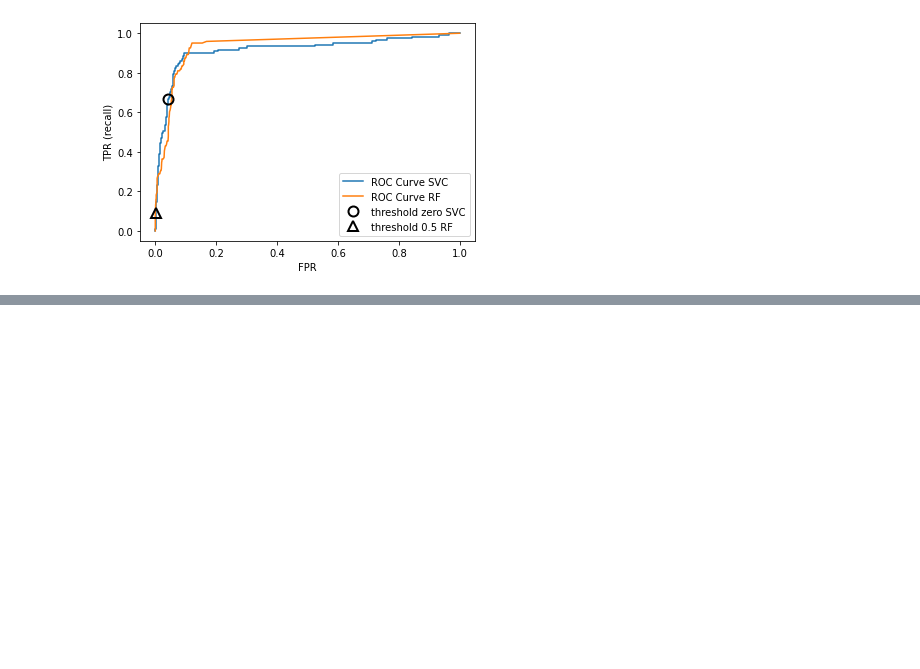
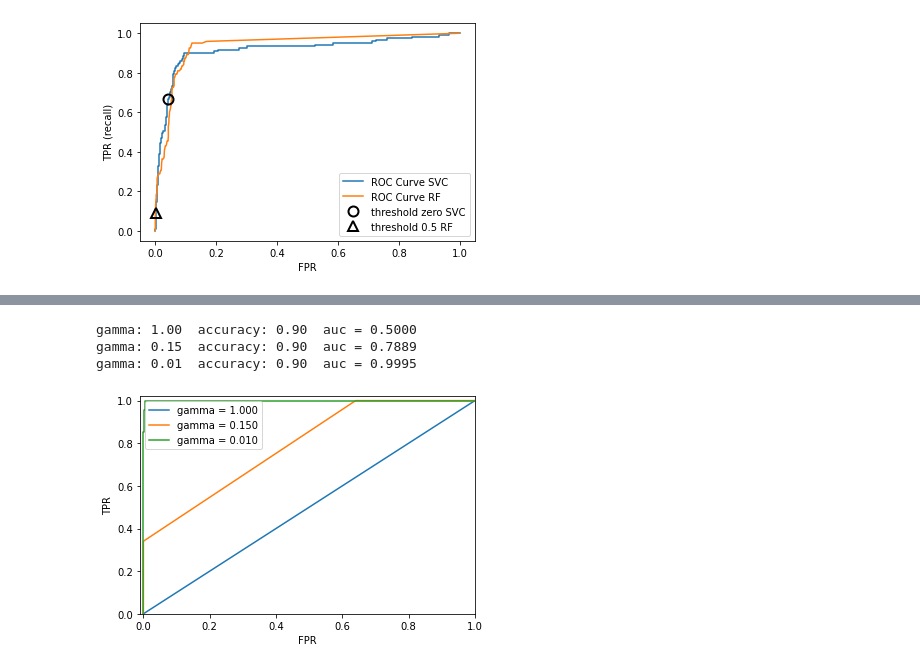
Before and after one commit to cmarsa/imlwp, a Jupyter notebook: 05_model_evaluation_and_improvement.ipynb, the cells around one changed output, grey strips where cells are left out. Cells and saved outputs as stored; diff of their text form; code cells hidden in the pictures; blank space fills up the shorter version.

```diff
--- a/05_model_evaluation_and_improvement.ipynb
+++ b/05_model_evaluation_and_improvement.ipynb
@@ -1547,0 +1577,30 @@ plt.show()
+# %%
+# classify the dataset (digits) with an SVM
+# with three different settings of the kernel bandwith, gamma
+y = digits.target == 9
+
+X_train, X_test, y_train, y_test = train_test_split(
+    digits.data, y, random_state = 0
+)
+
+plt.figure()
+
+for gamma in [1, 0.15, 0.01]:
+    svc = SVC(gamma = gamma).fit(X_train, y_train)
+    accuracy = svc.score(X_test, y_test)
+    auc = roc_auc_score(y_test, svc.decision_function(X_test))
+    fpr, tpr, __ = roc_curve(y_test, svc.decision_function(X_test))
+    print(f'gamma: {gamma:.2f}  accuracy: {accuracy:.2f}  auc = {auc:.4f}')
+    plt.plot(fpr, tpr, label = f'gamma = {gamma:.3f}')
+
+plt.xlabel('FPR')
+plt.ylabel('TPR')
+plt.xlim(-0.01, 1)
+plt.ylim(0, 1.02)
+plt.legend(loc = 'best')
+plt.show()
+# %% [output]
+gamma: 1.00  accuracy: 0.90  auc = 0.5000
+gamma: 0.15  accuracy: 0.90  auc = 0.7889
+gamma: 0.01  accuracy: 0.90  auc = 0.9995
+[figure, added]
```
Also changed, not shown: parts of 30 cells of this notebook.
